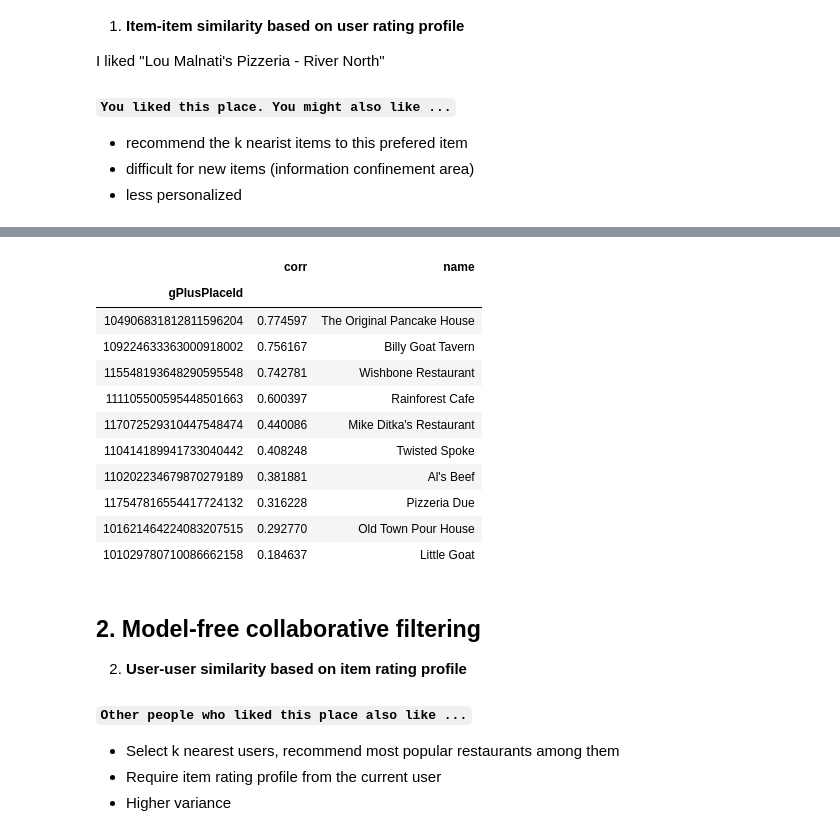
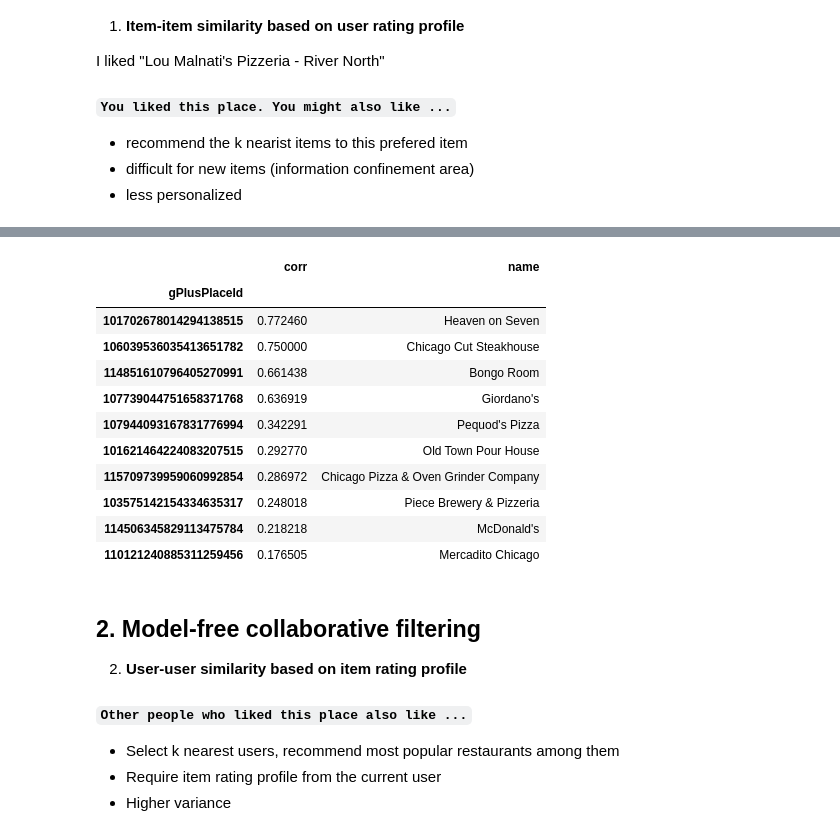
Before and after one commit to agnesbao/google_local, a Jupyter notebook: google_local_recommender.ipynb, the cells around one changed output, grey strips where cells are left out. Saved outputs shown, nothing was run; the diff lists cells and outputs as text; code cells hidden in the pictures.

```diff
--- a/google_local_recommender.ipynb
+++ b/google_local_recommender.ipynb
@@ -92,0 +81,4 @@ places.head()
+# %%
+import dask.dataframe as dd
+places = dd.read_parquet("data/places*.parquet")
+places.head()
@@ -93,4 +92,4 @@ places.head()
 # %%
-reviews = pd.read_csv("data/reviews_sub.csv")
+reviews = dd.read_parquet("data/reviews_*.parquet")
 reviews.head()
 # %% [output]
@@ -117,8 +116,18 @@ def subset_places(df, coord, deg):
               (df["long"] > coord[1] - deg) &
               (df["long"] < coord[1] + deg)]
 
+places = places.set_index("gPlusPlaceId").drop_duplicates()
 places = subset_places(places, coord, deg=0.5)
 places = places[~places["closed"]]
-restaurant_reviews = reviews[reviews["gPlusPlaceId"].isin(places.index) &
-                            reviews["first_category"].str.contains("restaurant", case=False, na=False)]
-restaurants = places[places.index.isin(restaurant_reviews["gPlusPlaceId"].unique())]
+places = places.compute()
+
+# subset restaurants
+reviews = reviews.merge(places[["name"]], left_on="gPlusPlaceId", right_index=True, how="right")
+reviews = reviews.compute()
+
+reviews["categories"] = reviews["categories"].apply(lambda x: ";".join(x) if x is not None else None)
+restaurant_reviews = reviews[reviews["categories"].str.contains("restaurant", case=False, na=False)]
+
+# Size of data set we're working with:
+print(f"Number of restaurants: {restaurant_reviews['gPlusPlaceId'].nunique()}")
+print(f"Number of reviews: {restaurant_reviews.shape[0]}")
@@ -168,7 +173,7 @@ I liked "Lou Malnati's Pizzeria - River North"
 # %%
 cur_place = "113323940057430428803" # Lou Malnati's Pizzeria - River North
 # all reviews of this place
-cur_place_rev = restaurant_reviews[restaurant_reviews["gPlusPlaceId"]==cur_place][["gPlusUserId", "gPlusPlaceId", "rating"]]
+cur_place_rev = restaurant_reviews.loc[restaurant_reviews["gPlusPlaceId"]==cur_place, ["gPlusUserId", "gPlusPlaceId", "rating"]]
 # all places this current place's reviewers also rated
 # and get review counts for each place
 review_count = restaurant_reviews[restaurant_reviews["gPlusUserId"].isin(cur_place_rev["gPlusUserId"])].groupby("gPlusPlaceId")["rating"].count()
@@ -201,21 +206,21 @@ util_mat
 # %%
 # places that has a similar user rating provile as the current place
-cur_place_corr = util_mat.corrwith(cur_place_rev.set_index("gPlusUserId")["rating"]).dropna()
+cur_place_corr = util_mat.corrwith(cur_place_rev.set_index(["gPlusUserId"])["rating"]).dropna()
 # sample and rank
 cur_place_corr.sample(frac=0.1).sort_values(ascending=False).to_frame(name="corr").join(places["name"]).head(10)
 # %% [output]
 |  | corr | name |
 | gPlusPlaceId |  |  |
-| 104906831812811596204 | 0.774597 | The Original Pancake House |
-| 109224633363000918002 | 0.756167 | Billy Goat Tavern |
-| 115548193648290595548 | 0.742781 | Wishbone Restaurant |
-| 111105500595448501663 | 0.600397 | Rainforest Cafe |
-| 117072529310447548474 | 0.440086 | Mike Ditka's Restaurant |
-| 110414189941733040442 | 0.408248 | Twisted Spoke |
-| 110202234679870279189 | 0.381881 | Al's Beef |
-| 117547816554417724132 | 0.316228 | Pizzeria Due |
+| 101702678014294138515 | 0.772460 | Heaven on Seven |
+| 106039536035413651782 | 0.750000 | Chicago Cut Steakhouse |
+| 114851610796405270991 | 0.661438 | Bongo Room |
+| 107739044751658371768 | 0.636919 | Giordano's |
+| 107944093167831776994 | 0.342291 | Pequod's Pizza |
 | 101621464224083207515 | 0.292770 | Old Town Pour House |
-| 101029780710086662158 | 0.184637 | Little Goat |
+| 115709739959060992854 | 0.286972 | Chicago Pizza & Oven Grinder Company |
+| 103575142154334635317 | 0.248018 | Piece Brewery & Pizzeria |
+| 114506345829113475784 | 0.218218 | McDonald's |
+| 110121240885311259456 | 0.176505 | Mercadito Chicago |
 # %% [markdown]
 ## 2. Model-free collaborative filtering
 
```
Also changed, not shown: parts of 14 cells of this notebook, 7 other files.
